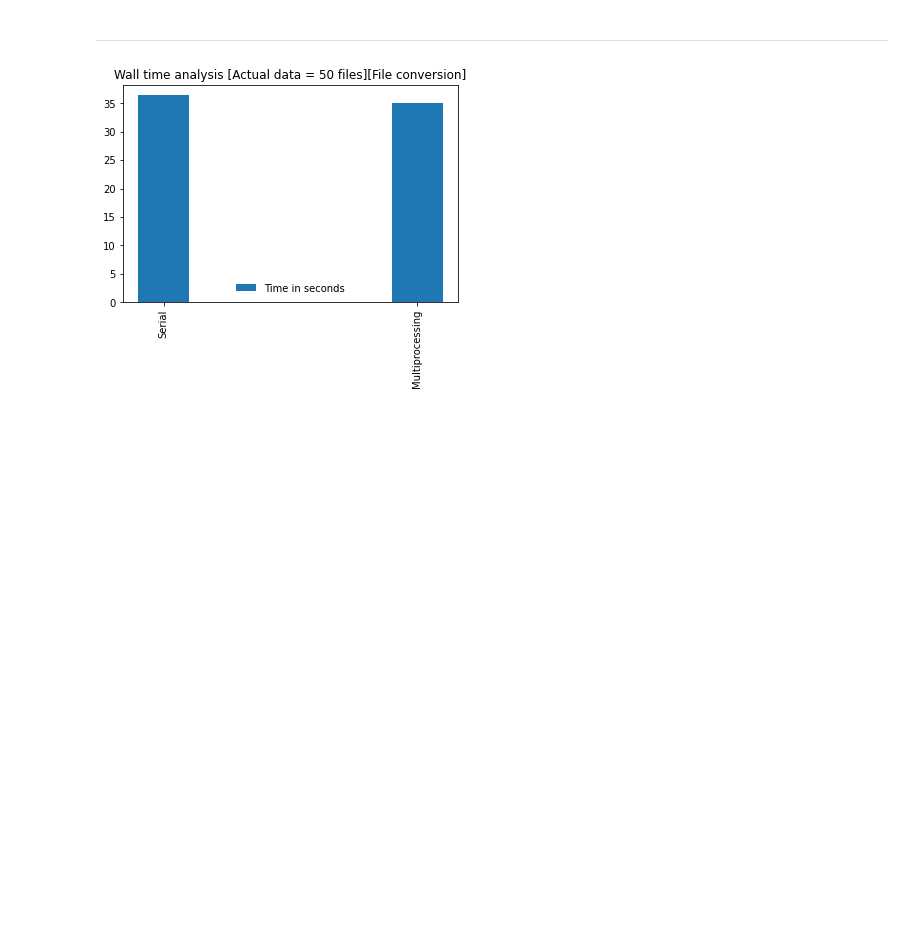
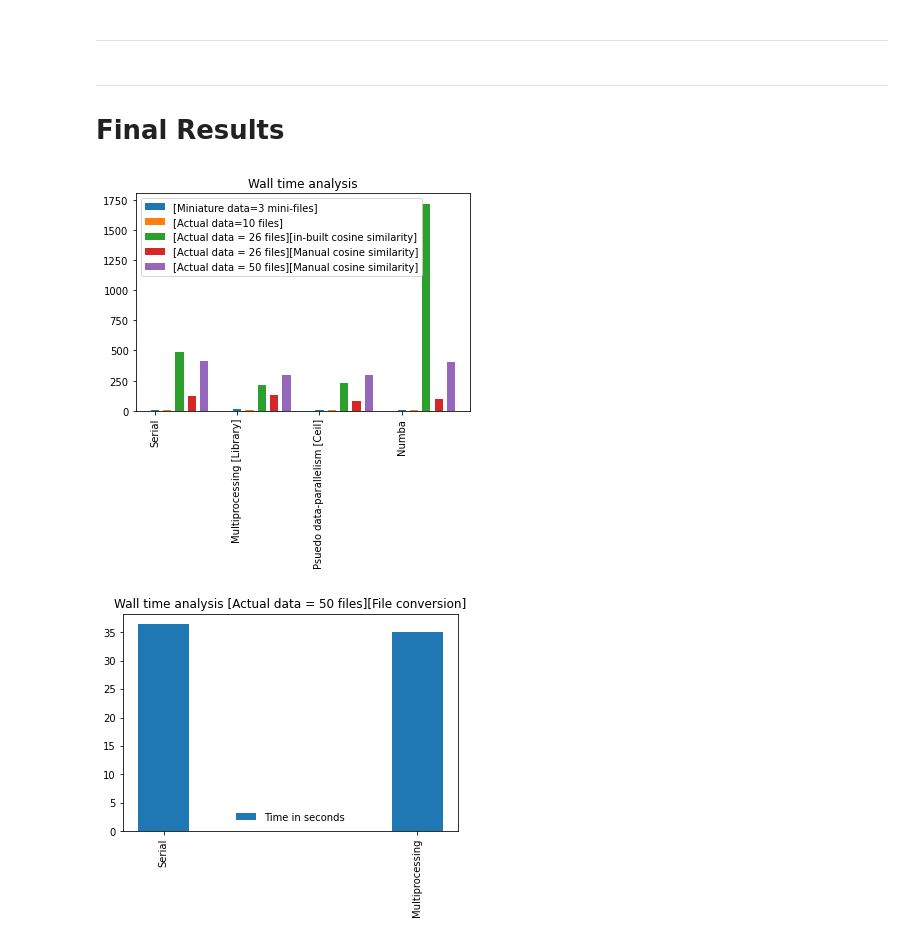
Before and after one commit to arindamkeswani/RePlicate, a Jupyter notebook: RePlicate_(HPC_Project).ipynb, the cells around one changed output. Drawn from its saved outputs; the diff is of its cells as text; code cells hidden in the pictures; blank space fills up the shorter version.

```diff
--- a/RePlicate_(HPC_Project).ipynb
+++ b/RePlicate_(HPC_Project).ipynb
@@ -719,6 +720,47 @@ Wall time: 35 s
 
 
 ---
+# %% [markdown]
+
+
+---
+# **Final Results**
+# %%
+import matplotlib.pyplot as plt
+import numpy as np
+
+
+nodes= np.arange(len(t))
+ty=["Serial", "Multiprocessing [Library]", "Psuedo data-parallelism [Ceil]" , "Numba"]
+
+
+
+
+t=[2.35, 12.0, 4.19 , 4.22]
+plt.bar(nodes,t,width=0.1, align='center' ,label='[Miniature data=3 mini-files]')
+
+t1=[3.18 , 5.4, 1.71 , 3.13]
+plt.bar(nodes+0.15,t1,width=0.1, align='center' ,label='[Actual data=10 files]')
+
+t2=[485 , 212, 233 ,1720]
+plt.bar(nodes+0.3,t2,width=0.1, align='center' ,label='[Actual data = 26 files][in-built cosine similarity]')
+
+t3=[121 , 130, 82.9 ,97.5]
+plt.bar(nodes+0.45,t3,width=0.1, align='center' ,label='[Actual data = 26 files][Manual cosine similarity]')
+
+t4=[414 , 295, 292.9 ,405]
+plt.bar(nodes+0.6,t4,width=0.1, align='center' ,label='[Actual data = 50 files][Manual cosine similarity]')
+
+
+
+plt.title("Wall time analysis")
+
+plt.xticks(nodes,ty,rotation=90)
+
+plt.legend(loc='best', frameon=True)
+plt.show()
+# %% [output]
+[figure, added]
 # %%
 import matplotlib.pyplot as plt
 import numpy as np
```
Also changed, not shown: parts of 2 cells of this notebook.
